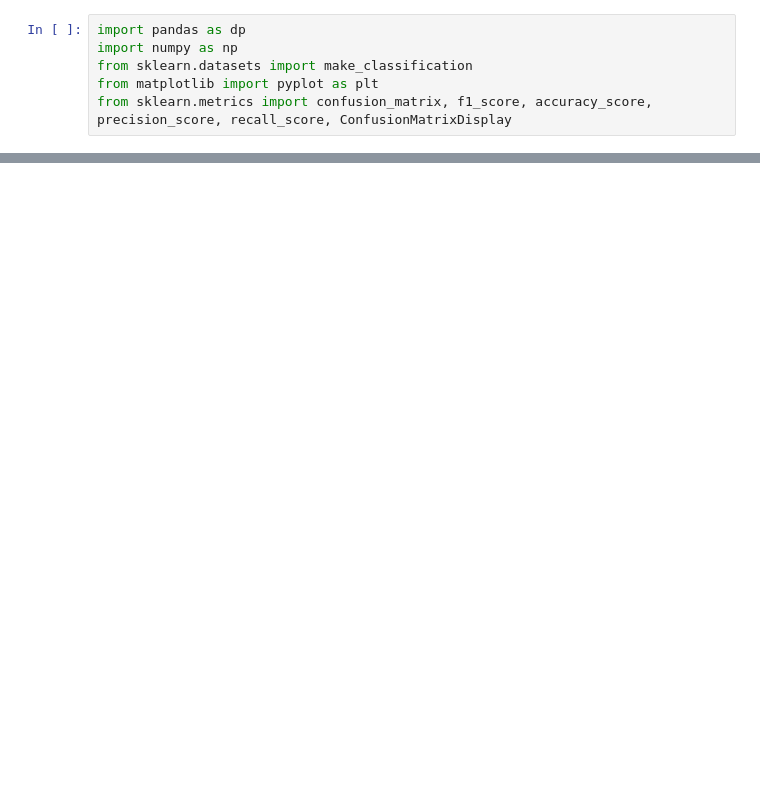
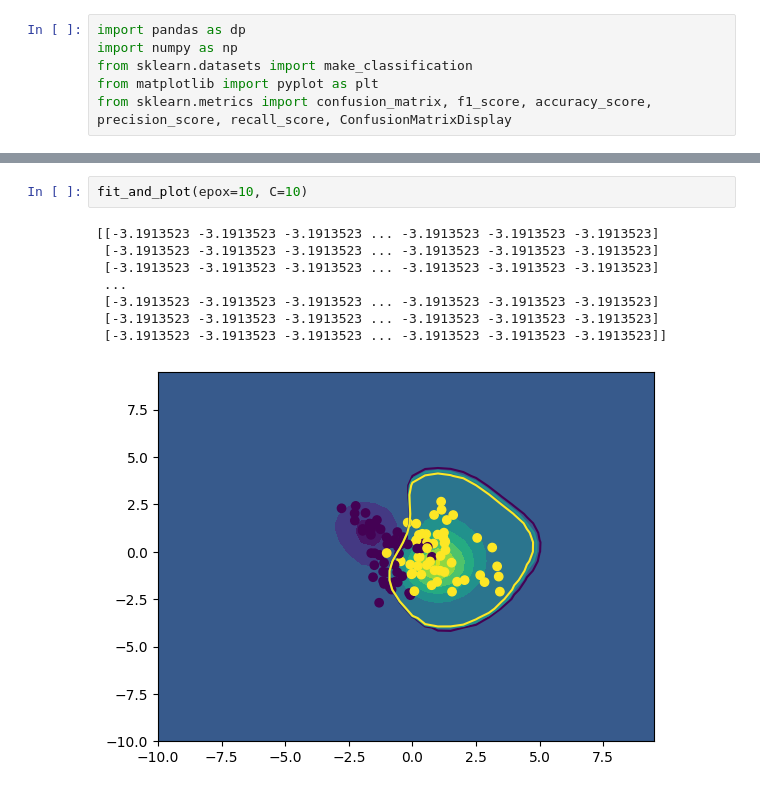
Before and after one commit to J0hnLenin/MachineLearningLabs, a Jupyter notebook: SMO.ipynb, the cells around one changed output, grey strips where cells are left out. Cells and saved outputs as stored; diff of their text form; blank space fills up the shorter version.

```diff
--- a/SMO.ipynb
+++ b/SMO.ipynb
@@ -26,0 +27,11 @@ plt.scatter(X[:,0], X[:,1], c=y)
+# %%
+fit_and_plot(epox=10, C=10)
+# %% [output]
+[[-3.1913523 -3.1913523 -3.1913523 ... -3.1913523 -3.1913523 -3.1913523]
+ [-3.1913523 -3.1913523 -3.1913523 ... -3.1913523 -3.1913523 -3.1913523]
+ [-3.1913523 -3.1913523 -3.1913523 ... -3.1913523 -3.1913523 -3.1913523]
+ ...
+ [-3.1913523 -3.1913523 -3.1913523 ... -3.1913523 -3.1913523 -3.1913523]
+ [-3.1913523 -3.1913523 -3.1913523 ... -3.1913523 -3.1913523 -3.1913523]
+ [-3.1913523 -3.1913523 -3.1913523 ... -3.1913523 -3.1913523 -3.1913523]]
+[figure, added]
```
Also changed, not shown: parts of 9 cells of this notebook.
